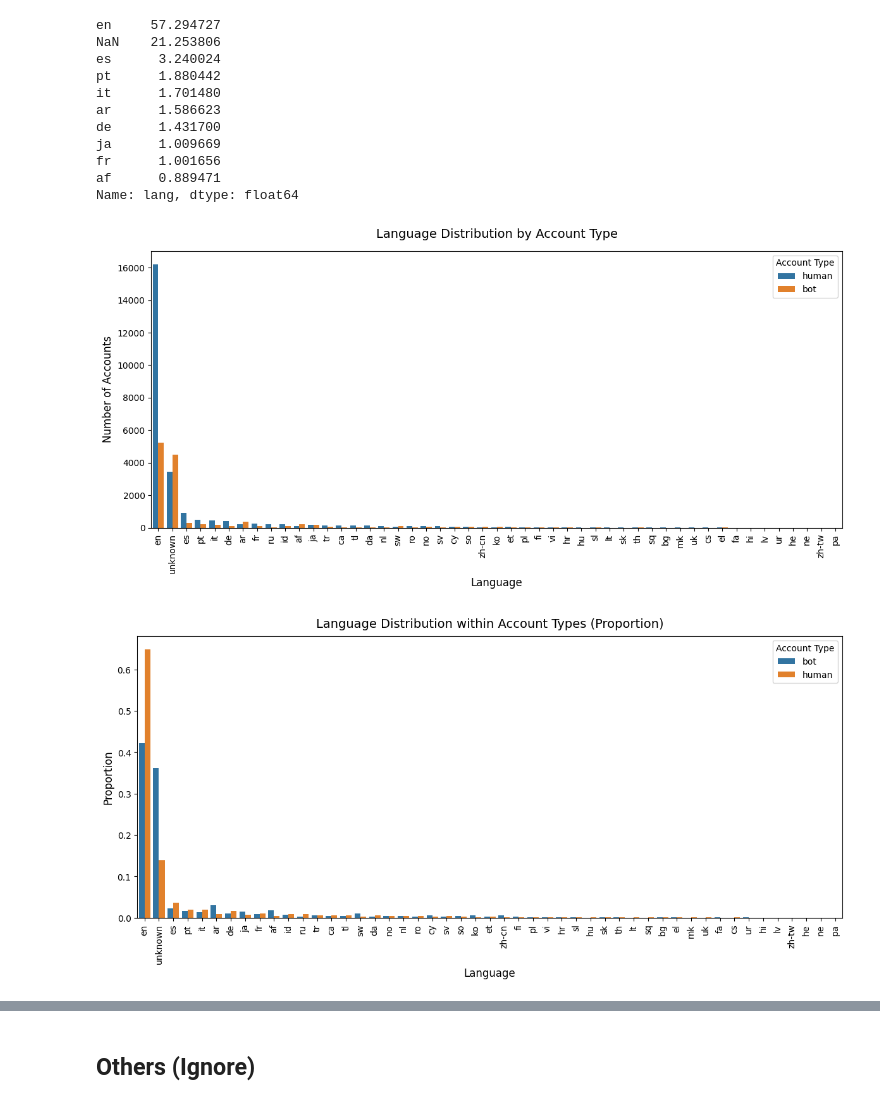
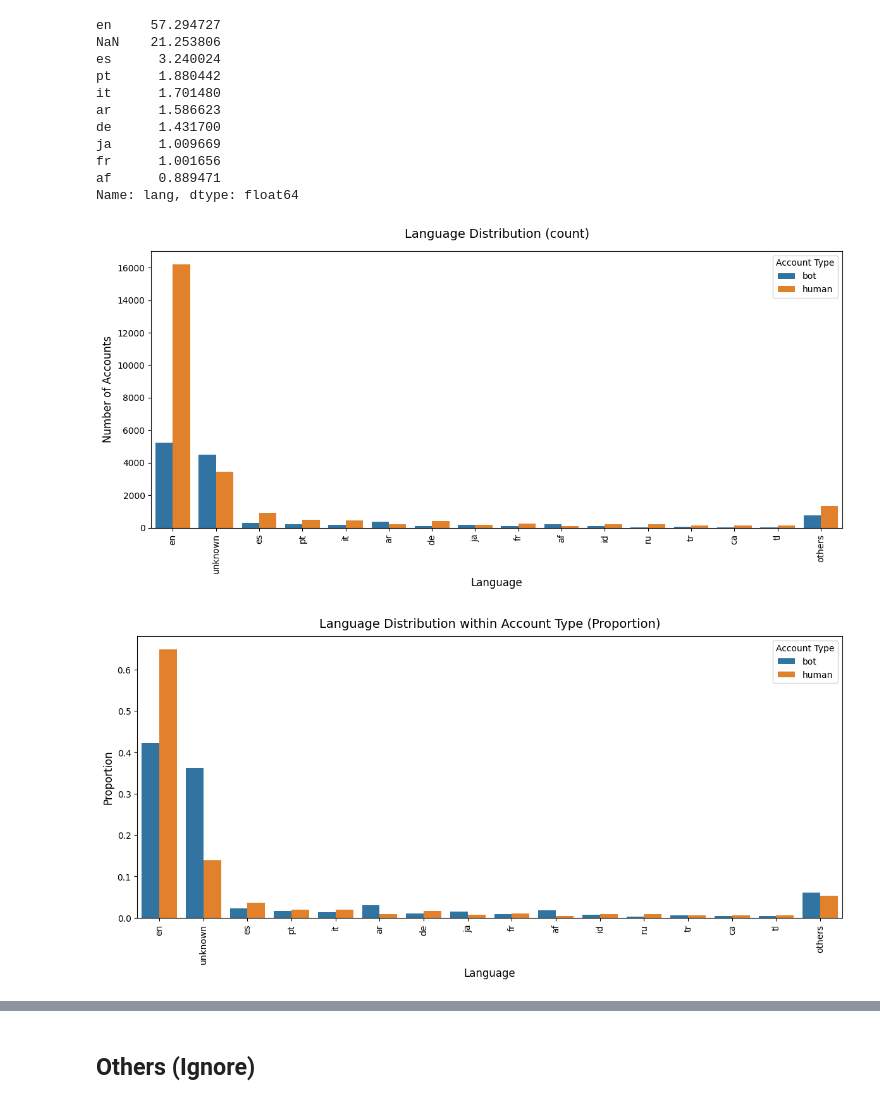
Before and after one commit to celneo7/DSA4263-Project-Twitter-Bots, a Jupyter notebook: notebooks/yilin_eda.ipynb, the cells around one changed output, grey strips where cells are left out. Cells and saved outputs as stored; diff of their text form; code cells hidden in the pictures.

```diff
--- a/notebooks/yilin_eda.ipynb
+++ b/notebooks/yilin_eda.ipynb
@@ -117,55 +114,66 @@ df['lang'] = df['lang'].fillna('unknown')
+# %%
+# fill NaN with unknown
+df['lang'] = df['lang'].fillna('unknown')
+
+# only plot top 15 languages, group the rest into others
+top_languages = df['lang'].value_counts().nlargest(15).index
+df['lang_grouped'] = df['lang'].apply(lambda x: x if x in top_languages else 'others')
 # %%
 # counts
 lang_counts = (
-    df.groupby(['lang', 'account_type'])
+    df.groupby(['lang_grouped', 'account_type'])
     .size()
     .reset_index(name='count')
-    .sort_values(by='count', ascending=False)
 )
+
+lang_order = (
+    df['lang_grouped'].value_counts()
+    .sort_values(ascending=False)
+    .index.tolist()
+)
+if 'others' in lang_order:
+    lang_order = [lang for lang in lang_order if lang != 'others'] + ['others']
 
 plt.figure(figsize=(12, 6))
 sns.barplot(
     data=lang_counts,
-    x='lang', y='count', hue='account_type',
+    x='lang_grouped', y='count', hue='account_type',
+    order=lang_order,
     dodge=True
 )
-plt.title("Language Distribution by Account Type", fontsize=14, pad=15)
+plt.title("Language Distribution (count)", fontsize=14, pad=15)
 plt.xlabel("Language", fontsize=12)
 plt.ylabel("Number of Accounts", fontsize=12)
 plt.xticks(rotation=90)
 plt.legend(title="Account Type", loc='upper right')
 plt.tight_layout()
 plt.show()
 
 # proportions
 lang_distribution = (
-    df.groupby('account_type')['lang']
+    df.groupby('account_type')['lang_grouped']
     .value_counts(normalize=True)
     .reset_index(name='proportion')
-)
-
-lang_order = (
-    df['lang'].value_counts().index
 )
 
 plt.figure(figsize=(12, 6))
 sns.barplot(
     data=lang_distribution,
-    x='lang', y='proportion',
+    x='lang_grouped', y='proportion',
     hue='account_type',
     order=lang_order,
     dodge=True
 )
 
-plt.title("Language Distribution within Account Types (Proportion)", fontsize=14, pad=10)
+plt.title("Language Distribution within Account Type (Proportion)", fontsize=14, pad=10)
 plt.xlabel("Language", fontsize=12)
 plt.ylabel("Proportion", fontsize=12)
 plt.xticks(rotation=90)
 plt.legend(title="Account Type", loc='upper right')
 plt.tight_layout()
 plt.show()
 # %% [output]
-[figure, old version]
+[figure, new version]
-[figure, old version]
+[figure, new version]
 # %%
 lang_distribution = (
```
Also changed, not shown: parts of 6 cells of this notebook.
